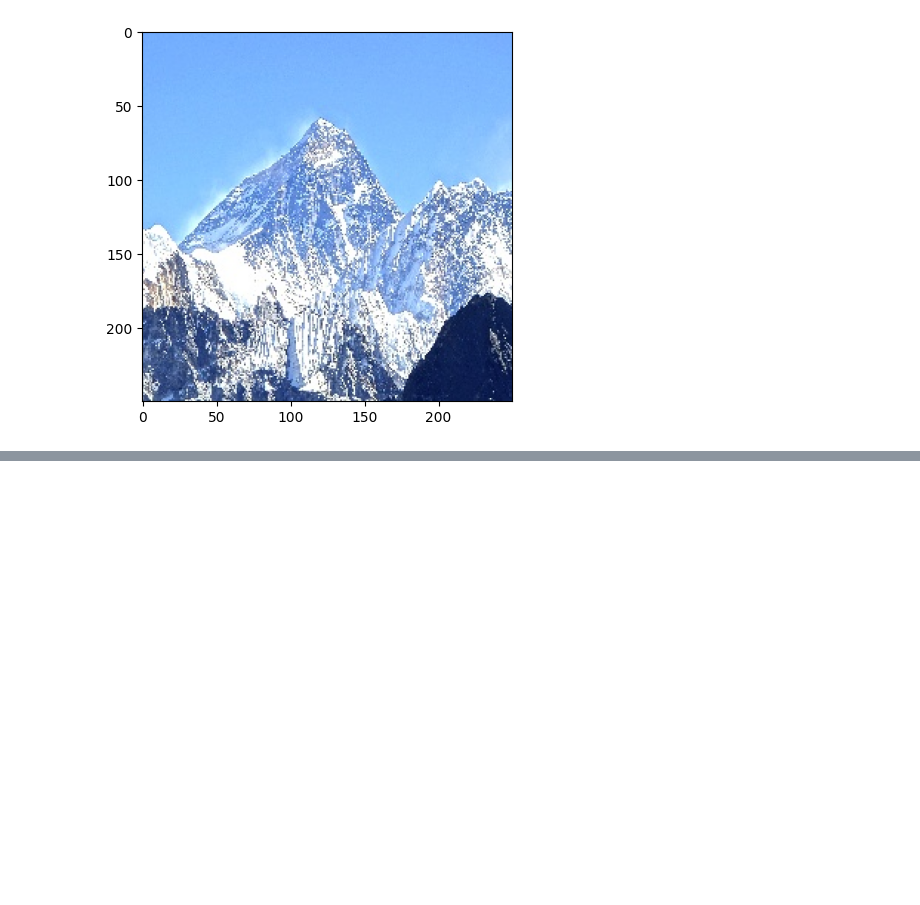
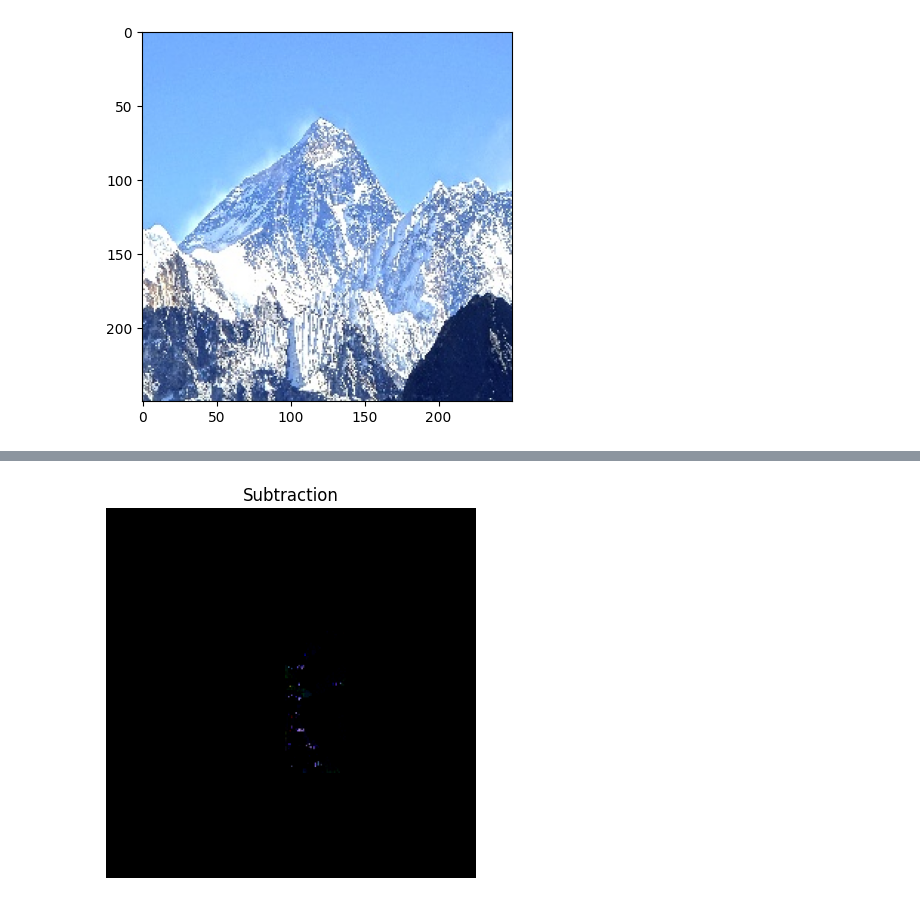
Before and after one commit to DipeshPun/Image-Processing, a Jupyter notebook: IPLab1.ipynb, the cells around one changed output, grey strips where cells are left out. Cells and saved outputs as stored; diff of their text form; code cells hidden in the pictures; blank space fills up the shorter version.

```diff
--- a/IPLab1.ipynb
+++ b/IPLab1.ipynb
@@ -155,0 +146,11 @@ mean_kernel=np.ones((3,3),dtype=np.float32)*(1/9)
+# %%
+#subtract img1 and img2
+img1 = cv2.resize(img1, (250, 250))#Resize images to a common size
+img2 = cv2.resize(img2, (250, 250))
+img3=cv2.subtract(img2,img1,cv2.COLOR_BGR2RGB)
+plt.title("Subtraction")
+plt.imshow(img3)
+plt.axis("off")
+plt.show()
+# %% [output]
+[figure, added]
```
Also changed, not shown: parts of 11 cells of this notebook.
